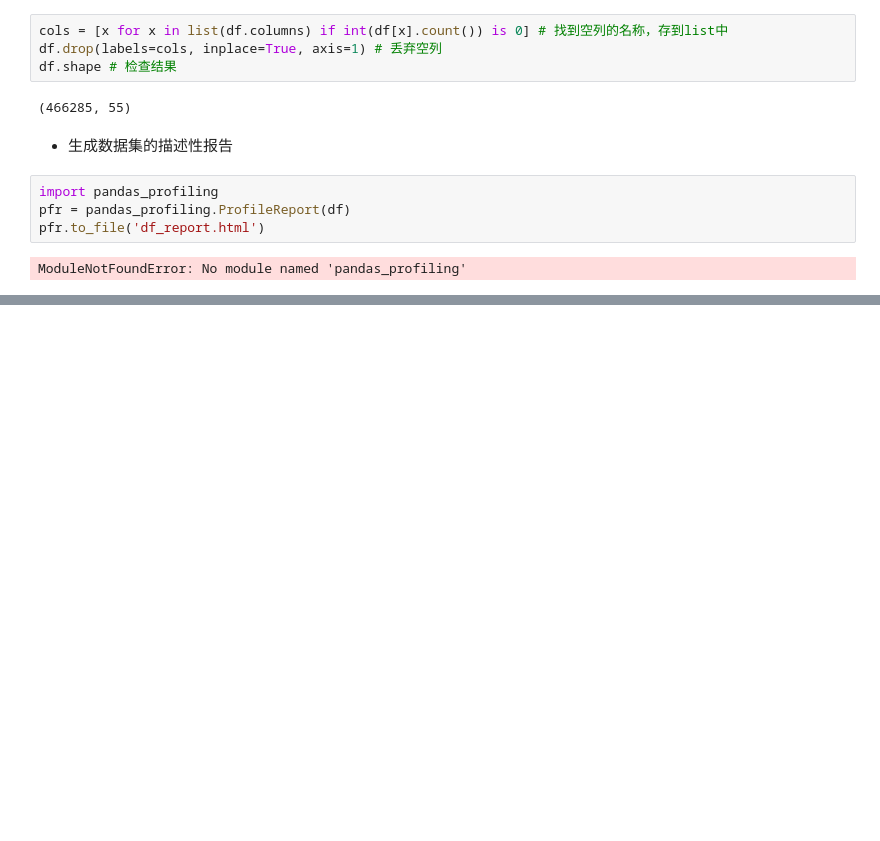
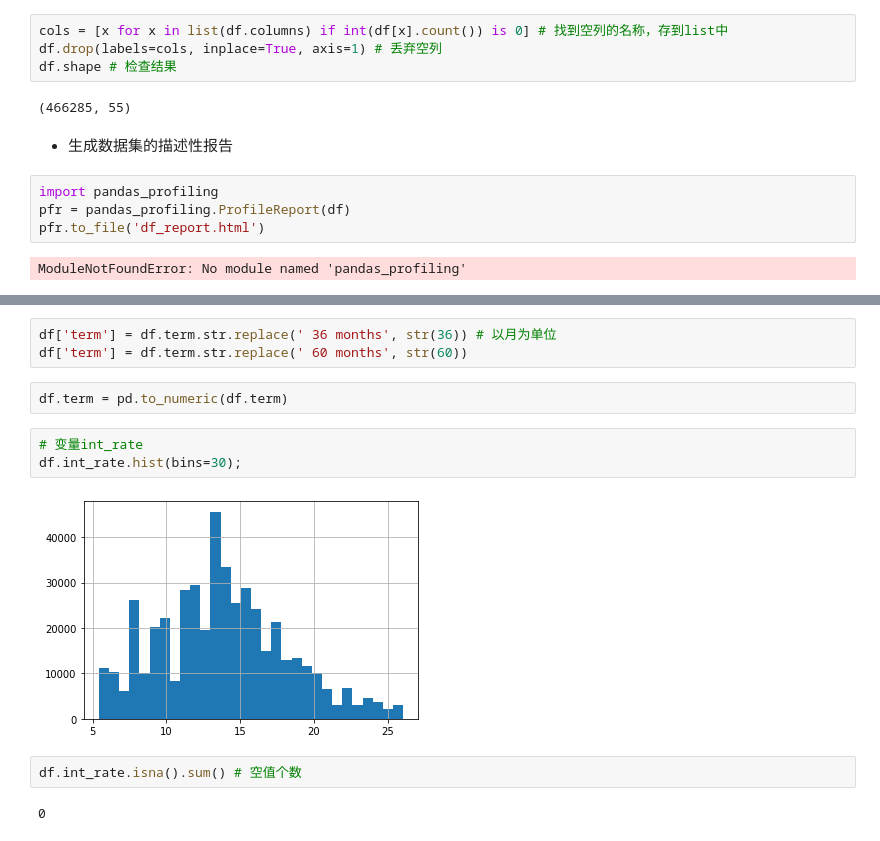
Before and after one commit to GoldenRaven/Lending_Club, a Jupyter notebook: code_my/preprocessing.ipynb, the cells around one changed output, grey strips where cells are left out. Saved outputs shown, nothing was run; the diff lists cells and outputs as text; blank space fills up the shorter version.

```diff
--- a/code_my/preprocessing.ipynb
+++ b/code_my/preprocessing.ipynb
@@ -109,0 +152,14 @@ $$\alpha$$
+# %%
+df['term'] = df.term.str.replace(' 36 months', str(36)) # 以月为单位
+df['term'] = df.term.str.replace(' 60 months', str(60))
+# %%
+df.term = pd.to_numeric(df.term)
+# %%
+# 变量int_rate
+df.int_rate.hist(bins=30);
+# %% [output]
+[figure, added]
+# %%
+df.int_rate.isna().sum() # 空值个数
+# %% [output]
+0
```
Also changed, not shown: parts of 14 cells of this notebook.
